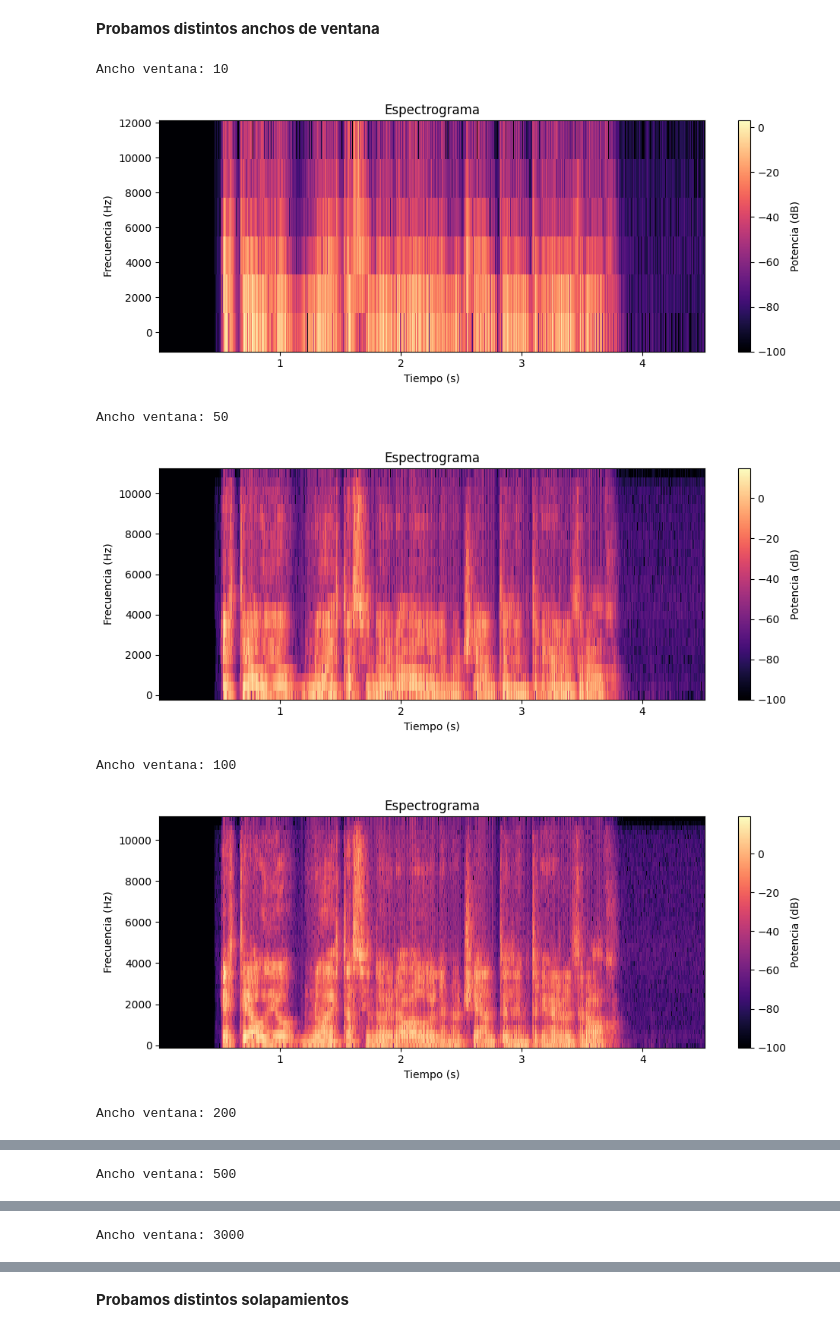
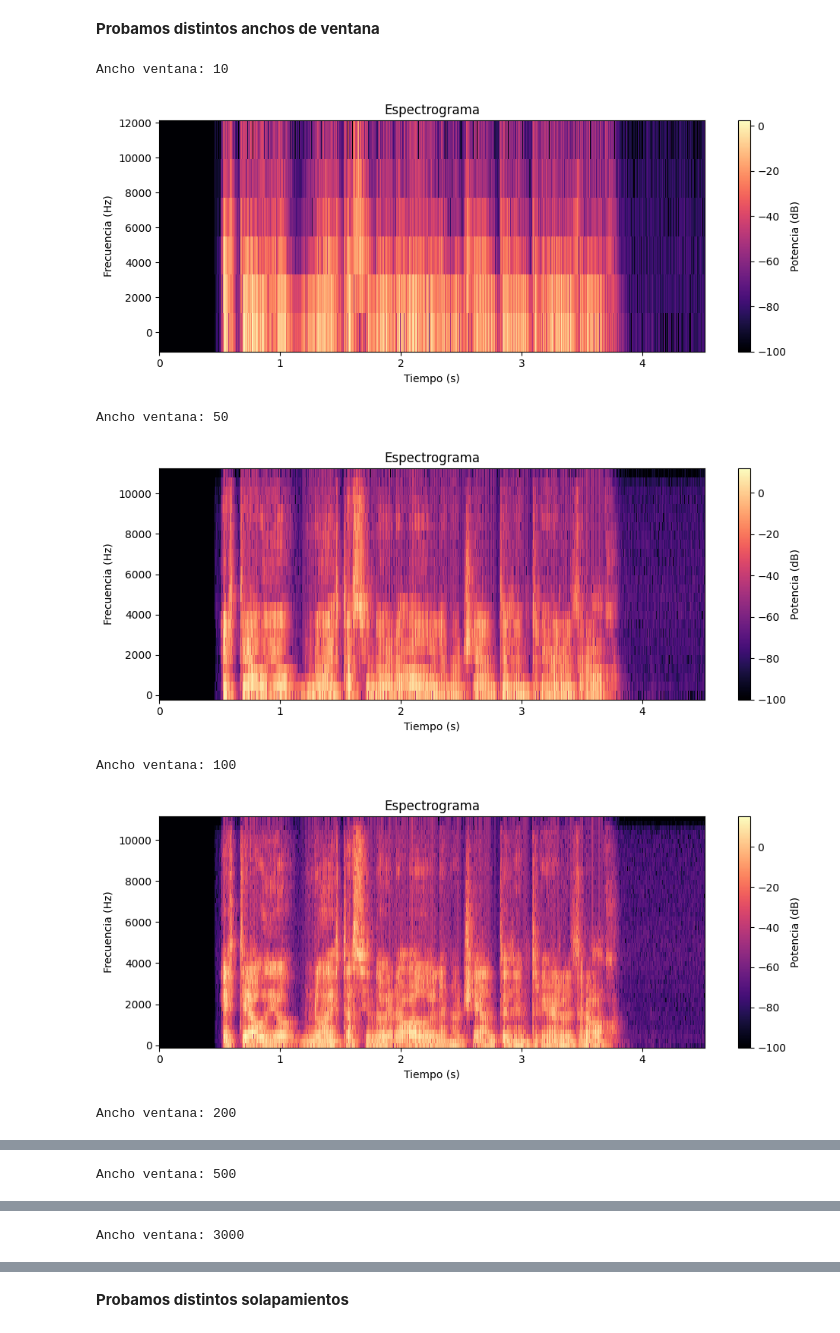
Before and after one commit to s4nt1lu1/pds, a Jupyter notebook: TP6/main.ipynb, the cells around one changed output, grey strips where cells are left out. Cells and saved outputs as stored; diff of their text form; code cells hidden in the pictures.

```diff
--- a/TP6/main.ipynb
+++ b/TP6/main.ipynb
@@ -108,15 +108,15 @@ sns.lineplot(y)
 # %%
 sizes = [10,50,100,200,500, 3000]
 
 for window_size in sizes:
     print(f"Ancho ventana: {window_size}")
-    times, freqs, S_db = generate_spectrogram(y,sr,window_size=window_size)
+    times, freqs, S_db = generate_spectrogram(y,sr,window_size=window_size, n_overlap=0)
     plot_spectogram(times,freqs,S_db)
 # %% [output]
 Ancho ventana: 10
-[figure, old version]
+[figure, new version]
 Ancho ventana: 50
-[figure, old version]
+[figure, new version]
 Ancho ventana: 100
-[figure, old version]
+[figure, new version]
 Ancho ventana: 200
```
Also changed, not shown: parts of 3 cells of this notebook, 5 other files.
